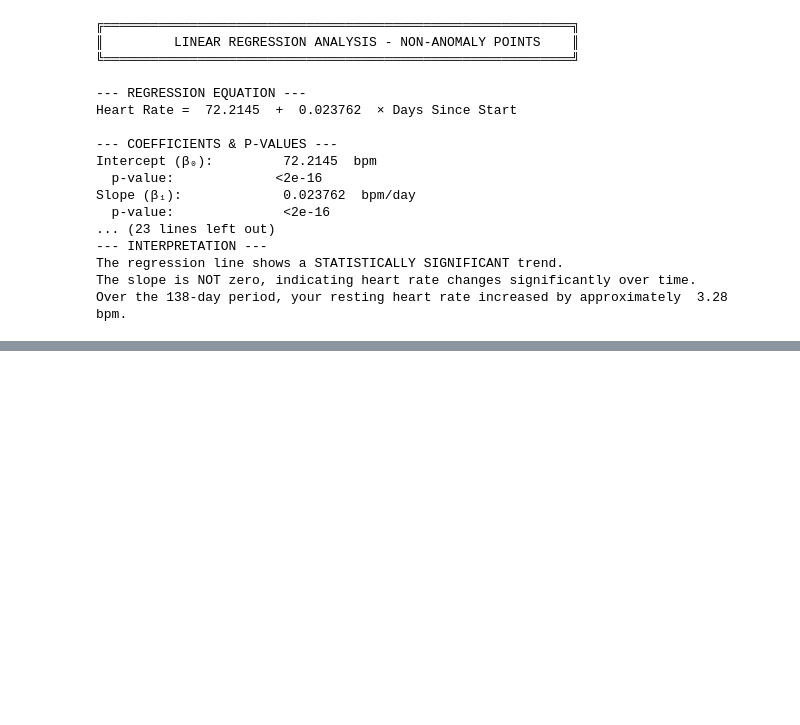
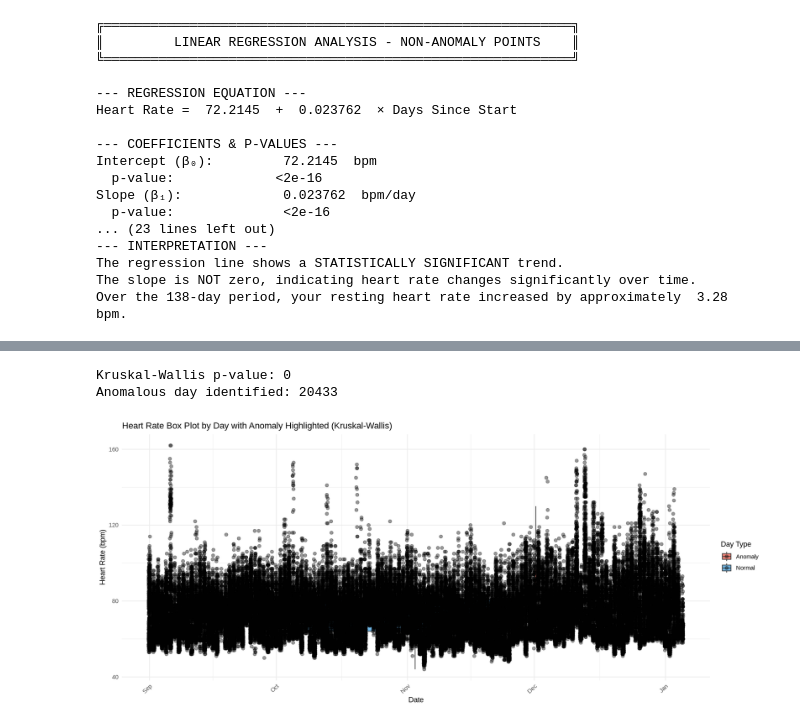
Before and after one commit to mahoneyjustinnj/myGarminHealth_JM, a Jupyter notebook: analyzingGarminHeartDataColab.ipynb, the cells around one changed output, grey strips where cells are left out. Cells and saved outputs as stored; diff of their text form; code cells hidden in the pictures; blank space fills up the shorter version.

```diff
--- a/analyzingGarminHeartDataColab.ipynb
+++ b/analyzingGarminHeartDataColab.ipynb
@@ -2079,0 +2146,58 @@ Over the 138-day period, your resting heart rate increased by approximately  3.2
+# %%
+# ================================================================================
+# CHUNK 9: Statistical Analysis - Heart Rate Distribution by Date (Kruskal-Wallis Test)
+# ================================================================================
+
+# Calculate summary statistics for observed heart rate grouped by calendar date
+# Creates quartiles (Q1, Q3), median, min, max, and IQR for each day
+statistics <- tab %>%
+  group_by(calendarDate) %>%  # Group all observations by their calendar date
+  summarise(
+    Min = min(observed, na.rm = TRUE),  # Minimum heart rate for the day
+    Q1 = quantile(observed, 0.25, na.rm = TRUE),  # First quartile (25th percentile) of heart rate
+    Median = median(observed, na.rm = TRUE),  # Median (50th percentile) heart rate
+    Q3 = quantile(observed, 0.75, na.rm = TRUE),  # Third quartile (75th percentile) of heart rate
+    Max = max(observed, na.rm = TRUE),  # Maximum heart rate for the day
+    IQR = IQR(observed, na.rm = TRUE),  # Interquartile range (Q3 - Q1)
+    .groups = "drop"  # Drop grouping structure after summarization
+  )
+
+# Display summary statistics dataframe with explanation
+fx(statistics, "statistics contains quartiles and IQR for heart rate by date")
+
+# Perform Kruskal-Wallis H-test to determine if heart rate distributions differ significantly across days
+# Null hypothesis: HR distributions are the same for all days
+# Alternative hypothesis: At least one day has a different HR distribution
+kruskal <- kruskal.test(observed ~ calendarDate, data = tab)
+
+# Identify the calendar date with the highest median heart rate (potential anomalous day)
+anomaly_day <- statistics %>%
+  filter(Median == max(Median)) %>%  # Filter to row with maximum median value
+  pull(calendarDate)  # Extract the date value as a vector
+
+# Add a color flag to the main dataframe to mark observations from the anomalous day
+tab <- tab %>%
+  mutate(colorFlag = ifelse(calendarDate == anomaly_day, "Anomaly", "Normal"))  # Flag anomaly day in red, others in blue
+
+# Create ggplot box plot visualization showing heart rate distribution by date
+# Box plot displays quartiles, median, and individual points for each day
+p <- ggplot(tab, aes(x = calendarDate, y = observed, fill = colorFlag)) +
+  geom_boxplot(alpha = 0.7, outlier.shape = NA) +  # Create box plot with transparency, hide outliers from boxplot (shown as points)
+  geom_jitter(width = 0.2, height = 0, alpha = 0.4, size = 2) +  # Add jittered points to show individual observations
+  scale_fill_manual(values = c("Normal" = "#3498DB", "Anomaly" = "#E74C3C")) +  # Define color mapping for normal and anomaly days
+  labs(
+    title = "Heart Rate Box Plot by Day with Anomaly Highlighted (Kruskal-Wallis)",  # Plot title
+    x = "Date",  # X-axis label
+    y = "Heart Rate (bpm)",  # Y-axis label
+    fill = "Day Type"  # Legend title
+  ) +
+  theme_minimal() +  # Apply minimal theme for clean appearance
+  theme(axis.text.x = element_text(angle = 45, hjust = 1))  # Rotate date labels for readability
+
+# Display the ggplot in the notebook
+print(p)
+
+# Print Kruskal-Wallis test results to console
+cat("\nKruskal-Wallis p-value:", kruskal$p.value, "\n")  # Print p-value for statistical significance test
+cat("Anomalous day identified:", anomaly_day, "\n")  # Print the date with highest median HR
+# %% [output]
@@ -2079,0 +2206,3 @@ Over the 138-day period, your resting heart rate increased by approximately  3.2
+Kruskal-Wallis p-value: 0
+Anomalous day identified: 20433
+[figure, added]
```
Also changed, not shown: parts of 3 cells of this notebook.
